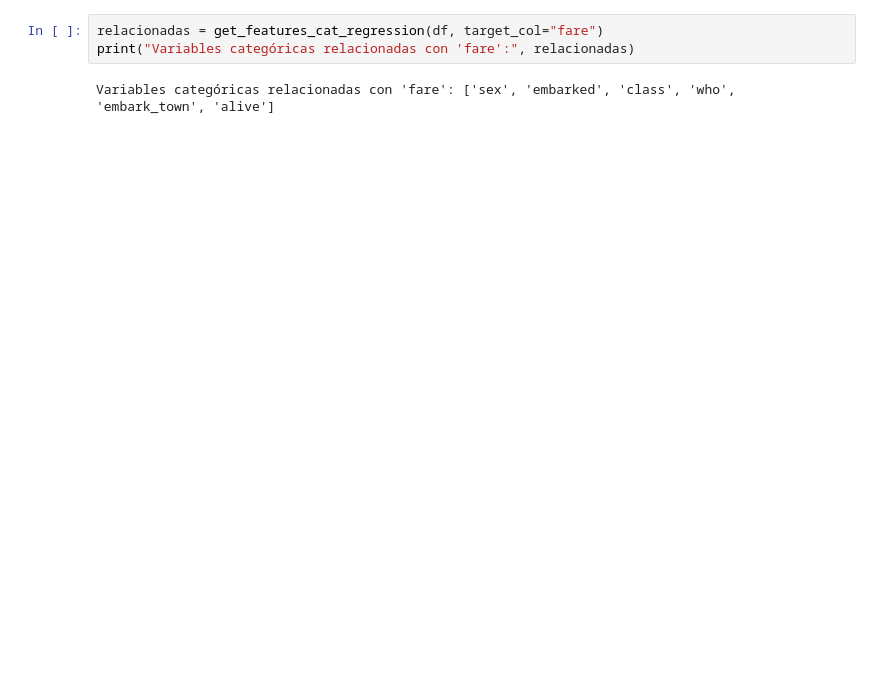
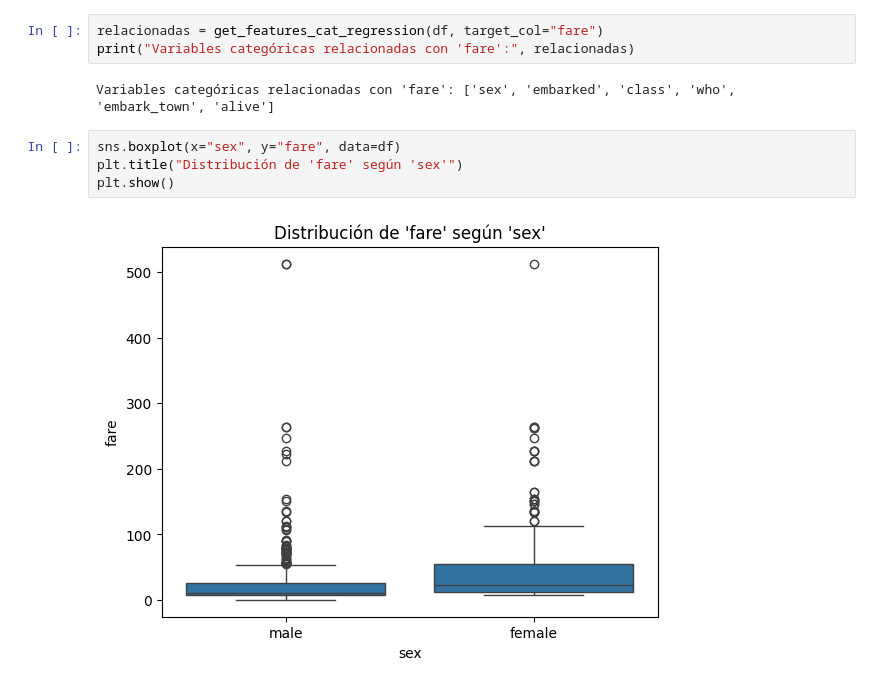
Before and after one commit to Sanloglez/TEAM-CHALLENGUE-GRUPO-4-TOOLBOX, a Jupyter notebook: notebook_Sandra.ipynb, the cells around one changed output. Cells and saved outputs as stored; diff of their text form; blank space fills up the shorter version.

```diff
--- a/notebook_Sandra.ipynb
+++ b/notebook_Sandra.ipynb
@@ -104,3 +246,9 @@ relacionadas = get_features_cat_regression(df, target_col="fare")
 print("Variables categóricas relacionadas con 'fare':", relacionadas)
 # %% [output]
 Variables categóricas relacionadas con 'fare': ['sex', 'embarked', 'class', 'who', 'embark_town', 'alive']
+# %%
+sns.boxplot(x="sex", y="fare", data=df)
+plt.title("Distribución de 'fare' según 'sex'")
+plt.show()
+# %% [output]
+[figure, added]
```
Also changed, not shown: parts of 3 cells of this notebook.
